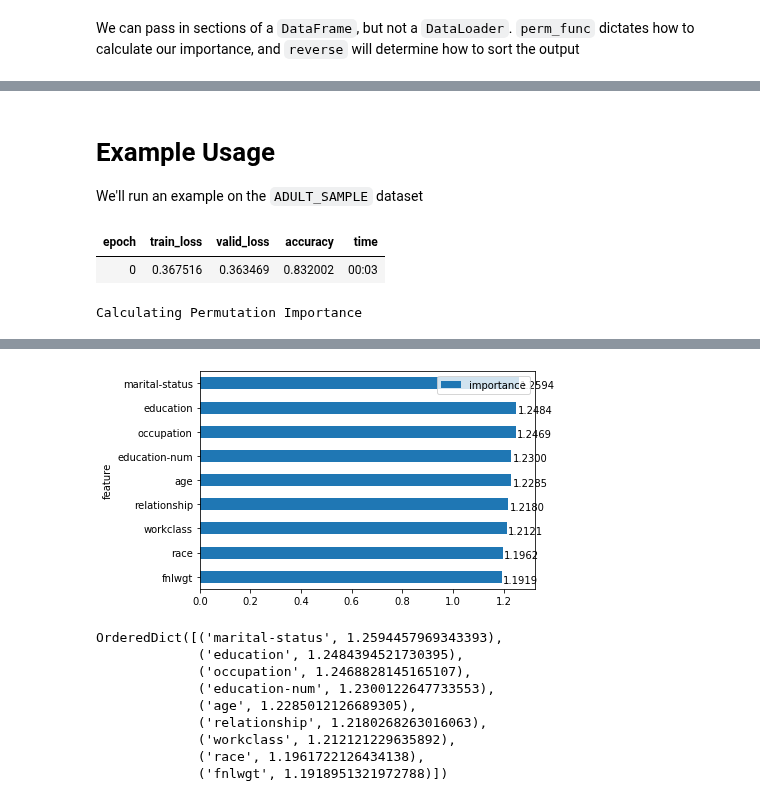
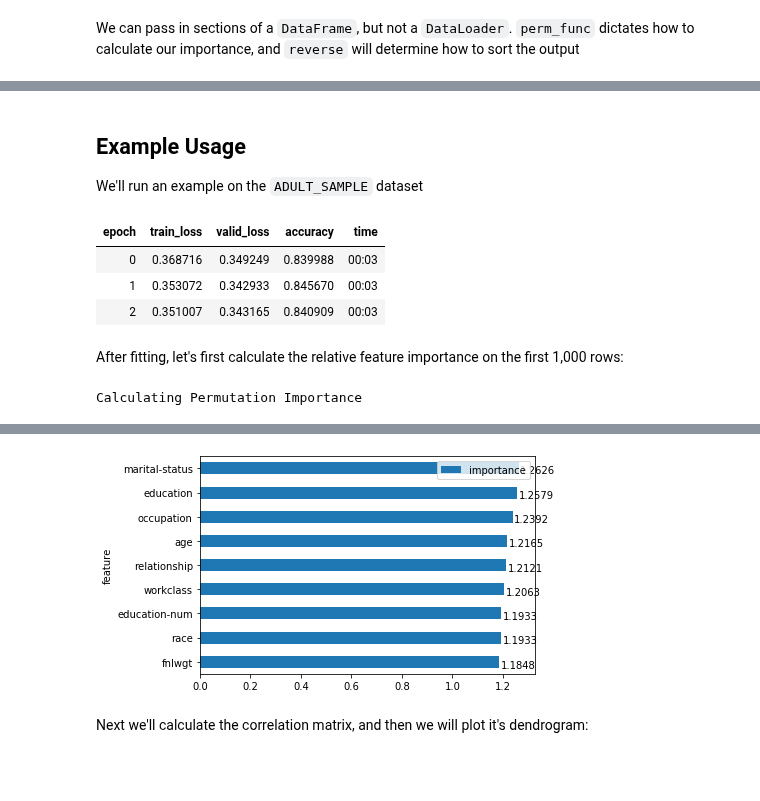
Before and after one commit to muellerzr/fastinference, a Jupyter notebook: nbs/01_tabular.interpretation.ipynb, the cells around one changed output, grey strips where cells are left out. Drawn from its saved outputs; the diff is of its cells as text; code cells hidden in the pictures; blank space fills up the shorter version.

```diff
--- a/nbs/01_tabular.interpretation.ipynb
+++ b/nbs/01_tabular.interpretation.ipynb
@@ -87,5 +178,5 @@ We can pass in sections of a `DataFrame`, but not a `DataLoader`. `perm_func` di
 # %% [markdown]
-# Example Usage
+## Example Usage
 
 We'll run an example on the `ADULT_SAMPLE` dataset
 # %%
@@ -105,7 +196,11 @@ to = TabularPandas(df, procs=procs, cat_names=cat_names, cont_names=cont_names,
 dls = to.dataloaders()
 # %%
 learn = tabular_learner(dls, layers=[200,100], metrics=accuracy)
-learn.fit(1)
+learn.fit(3)
 # %% [output]
 | epoch | train_loss | valid_loss | accuracy | time |
-| 0 | 0.367516 | 0.363469 | 0.832002 | 00:03 |
+| 0 | 0.368716 | 0.349249 | 0.839988 | 00:03 |
+| 1 | 0.353072 | 0.342933 | 0.845670 | 00:03 |
+| 2 | 0.351007 | 0.343165 | 0.840909 | 00:03 |
+# %% [markdown]
+After fitting, let's first calculate the relative feature importance on the first 1,000 rows:
@@ -112,18 +209,8 @@ learn.fit(1)
 # %%
-imp = learn.feature_importance(df.iloc[:1000], bs=64, reverse=True, plot=True)
+fi = learn.feature_importance(df=df.iloc[:1000])
 # %% [output]
 Calculating Permutation Importance
 [interactive output not drawn]
-[figure, old version]
+[figure, new version]
-# %%
-imp
-# %% [output]
-OrderedDict([('marital-status', 1.2594457969343393),
-             ('education', 1.2484394521730395),
-             ('occupation', 1.2468828145165107),
-             ('education-num', 1.2300122647733553),
-             ('age', 1.2285012126689305),
-             ('relationship', 1.2180268263016063),
-             ('workclass', 1.212121229635892),
-             ('race', 1.1961722126434138),
-             ('fnlwgt', 1.1918951321972788)])
+# %% [markdown]
+Next we'll calculate the correlation matrix, and then we will plot it's dendrogram:
```
Also changed, not shown: parts of 15 cells of this notebook.
